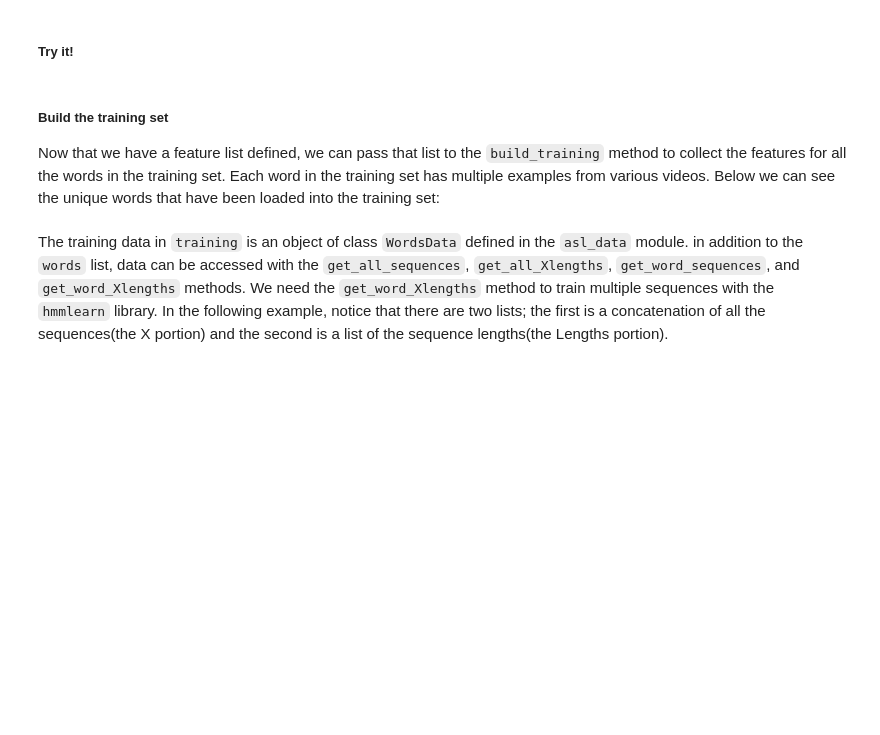
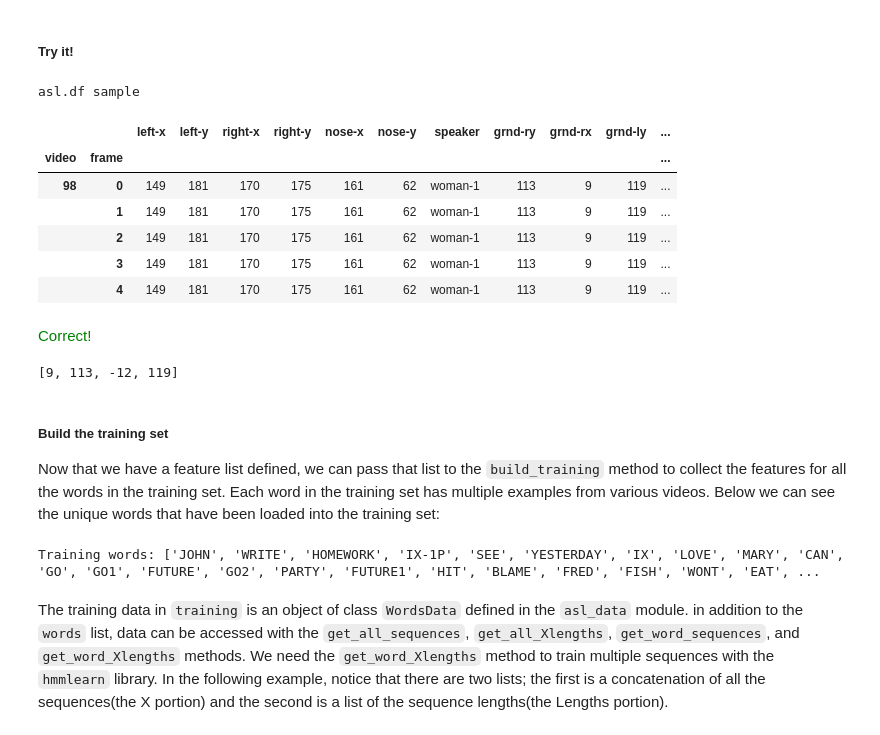
Before and after one commit to Ohara124c41/AIND-ASL_Recognizer, a Jupyter notebook: AIND-Recognizer-master/asl_recognizer.ipynb, the cells around one changed output. Saved outputs shown, nothing was run; the diff lists cells and outputs as text; code cells hidden in the pictures; blank space fills up the shorter version.

```diff
--- a/AIND-Recognizer-master/asl_recognizer.ipynb
+++ b/AIND-Recognizer-master/asl_recognizer.ipynb
@@ -56,21 +81,37 @@ asl.df.head()  # the new feature 'grnd-ry' is now in the frames dictionary
 ##### Try it!
 # %%
 from asl_utils import test_features_tryit
-# TODO add df columns for 'grnd-rx', 'grnd-ly', 'grnd-lx' representing differences between hand and nose locations
-
+# Add df columns for 'grnd-rx', 'grnd-ly', 'grnd-lx' representing differences between hand and nose locations
+asl.df['grnd-rx'] = asl.df['right-x'] - asl.df['nose-x']
+asl.df['grnd-ly'] = asl.df['left-y'] - asl.df['nose-y']
+asl.df['grnd-lx'] = asl.df['left-x'] - asl.df['nose-x']
 # test the code
 test_features_tryit(asl)
+# %% [output]
+asl.df sample
+|  |  | left-x | left-y | right-x | right-y | nose-x | nose-y | speaker | grnd-ry | grnd-rx | grnd-ly | ... |
+| video | frame |  |  |  |  |  |  |  |  |  |  | ... |
+| 98 | 0 | 149 | 181 | 170 | 175 | 161 | 62 | woman-1 | 113 | 9 | 119 | ... |
+|  | 1 | 149 | 181 | 170 | 175 | 161 | 62 | woman-1 | 113 | 9 | 119 | ... |
+|  | 2 | 149 | 181 | 170 | 175 | 161 | 62 | woman-1 | 113 | 9 | 119 | ... |
+|  | 3 | 149 | 181 | 170 | 175 | 161 | 62 | woman-1 | 113 | 9 | 119 | ... |
+|  | 4 | 149 | 181 | 170 | 175 | 161 | 62 | woman-1 | 113 | 9 | 119 | ... |
+Correct!
 # %%
 # collect the features into a list
 features_ground = ['grnd-rx','grnd-ry','grnd-lx','grnd-ly']
  #show a single set of features for a given (video, frame) tuple
 [asl.df.ix[98,1][v] for v in features_ground]
+# %% [output]
+[9, 113, -12, 119]
 # %% [markdown]
 ##### Build the training set
 Now that we have a feature list defined, we can pass that list to the `build_training` method to collect the features for all the words in the training set.  Each word in the training set has multiple examples from various videos.  Below we can see the unique words that have been loaded into the training set:
 # %%
 training = asl.build_training(features_ground)
 print("Training words: {}".format(training.words))
+# %% [output]
+Training words: ['JOHN', 'WRITE', 'HOMEWORK', 'IX-1P', 'SEE', 'YESTERDAY', 'IX', 'LOVE', 'MARY', 'CAN', 'GO', 'GO1', 'FUTURE', 'GO2', 'PARTY', 'FUTURE1', 'HIT', 'BLAME', 'FRED', 'FISH', 'WONT', 'EAT', ...
 # %% [markdown]
 The training data in `training` is an object of class `WordsData` defined in the `asl_data` module.  in addition to the `words` list, data can be accessed with the `get_all_sequences`, `get_all_Xlengths`, `get_word_sequences`, and `get_word_Xlengths` methods. We need the `get_word_Xlengths` method to train multiple sequences with the `hmmlearn` library.  In the following example, notice that there are two lists; the first is a concatenation of all the sequences(the X portion) and the second is a list of the sequence lengths(the Lengths portion).
 # %%
```
Also changed, not shown: parts of 39 cells of this notebook, 3 other files.
